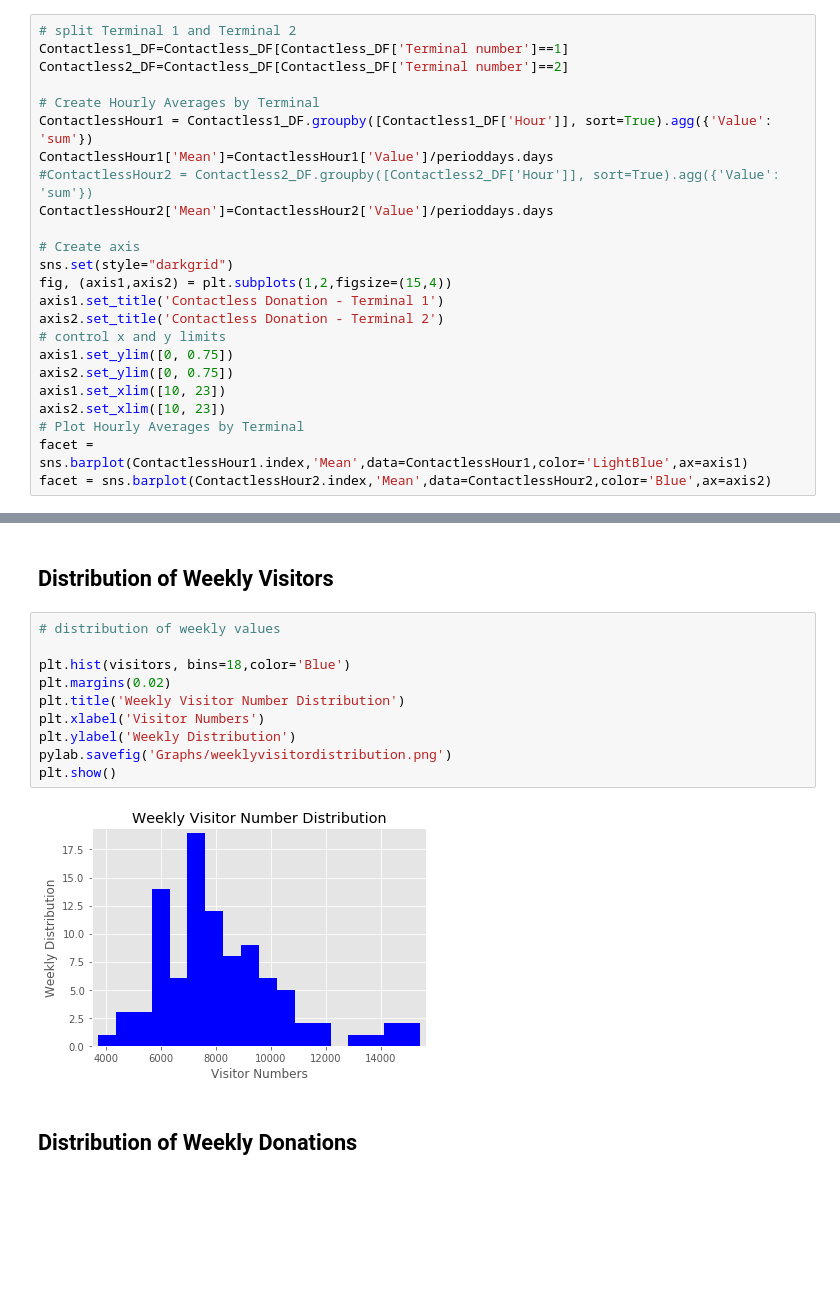
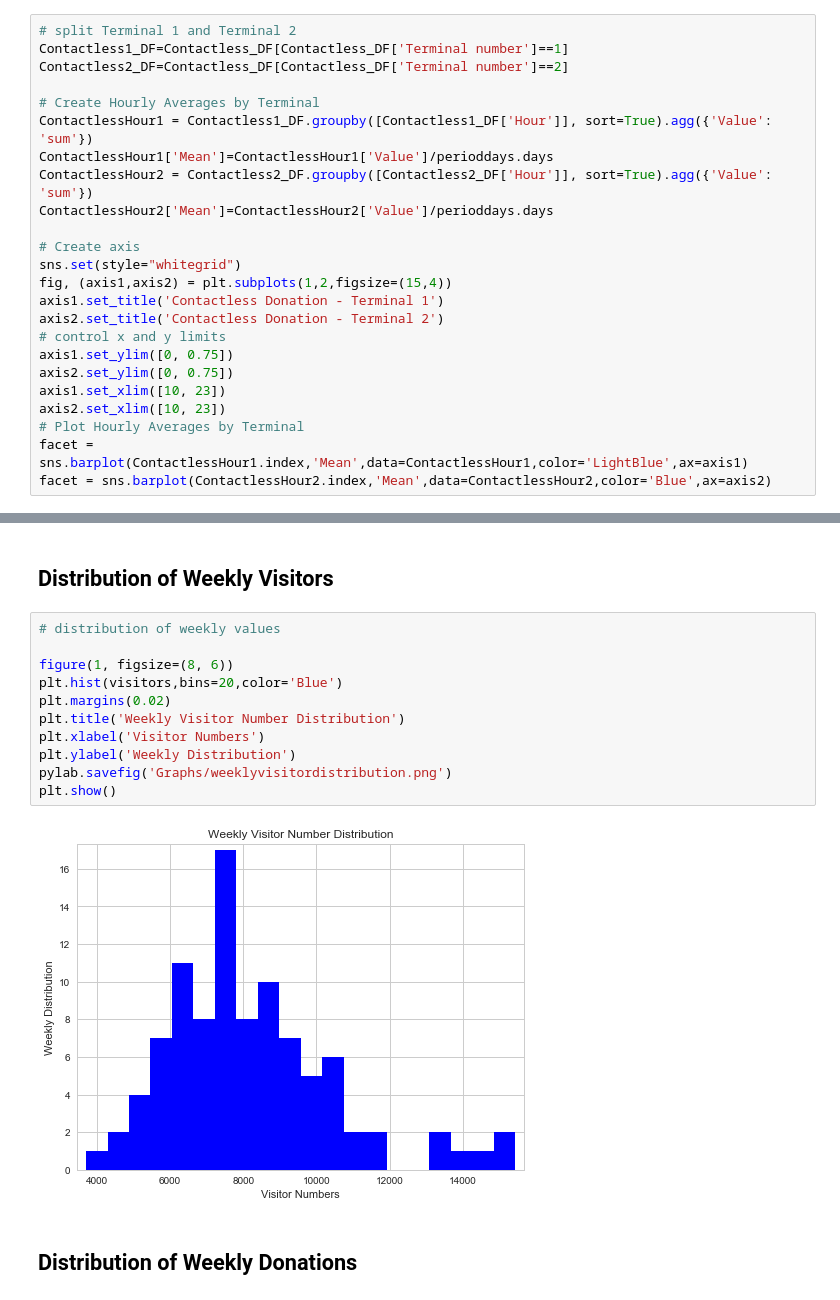
Before and after one commit to davidcoxon/Python, a Jupyter notebook: Projects/Demystefying_Donations/demystifying_donations2.ipynb, the cells around one changed output, grey strips where cells are left out. Drawn from its saved outputs; the diff is of its cells as text; blank space fills up the shorter version.

```diff
--- a/Projects/Demystefying_Donations/demystifying_donations2.ipynb
+++ b/Projects/Demystefying_Donations/demystifying_donations2.ipynb
@@ -299,11 +327,11 @@ Contactless2_DF=Contactless_DF[Contactless_DF['Terminal number']==2]
 # Create Hourly Averages by Terminal
 ContactlessHour1 = Contactless1_DF.groupby([Contactless1_DF['Hour']], sort=True).agg({'Value': 'sum'})
 ContactlessHour1['Mean']=ContactlessHour1['Value']/perioddays.days
-#ContactlessHour2 = Contactless2_DF.groupby([Contactless2_DF['Hour']], sort=True).agg({'Value': 'sum'})
+ContactlessHour2 = Contactless2_DF.groupby([Contactless2_DF['Hour']], sort=True).agg({'Value': 'sum'})
 ContactlessHour2['Mean']=ContactlessHour2['Value']/perioddays.days
 
 # Create axis
-sns.set(style="darkgrid")
+sns.set(style="whitegrid")
 fig, (axis1,axis2) = plt.subplots(1,2,figsize=(15,4))
 axis1.set_title('Contactless Donation - Terminal 1')
 axis2.set_title('Contactless Donation - Terminal 2')
@@ -734,15 +750,16 @@ plt.show()
 # %%
 # distribution of weekly values
 
-plt.hist(visitors, bins=18,color='Blue')
+figure(1, figsize=(8, 6))
+plt.hist(visitors,bins=20,color='Blue')
 plt.margins(0.02)
 plt.title('Weekly Visitor Number Distribution')
 plt.xlabel('Visitor Numbers')
 plt.ylabel('Weekly Distribution')
 pylab.savefig('Graphs/weeklyvisitordistribution.png')
 plt.show()
 # %% [output]
-[figure, old version]
+[figure, new version]
 # %% [markdown]
 ## Distribution of Weekly Donations
 # %%
```
Also changed, not shown: parts of 45 cells of this notebook, 34 other files.
